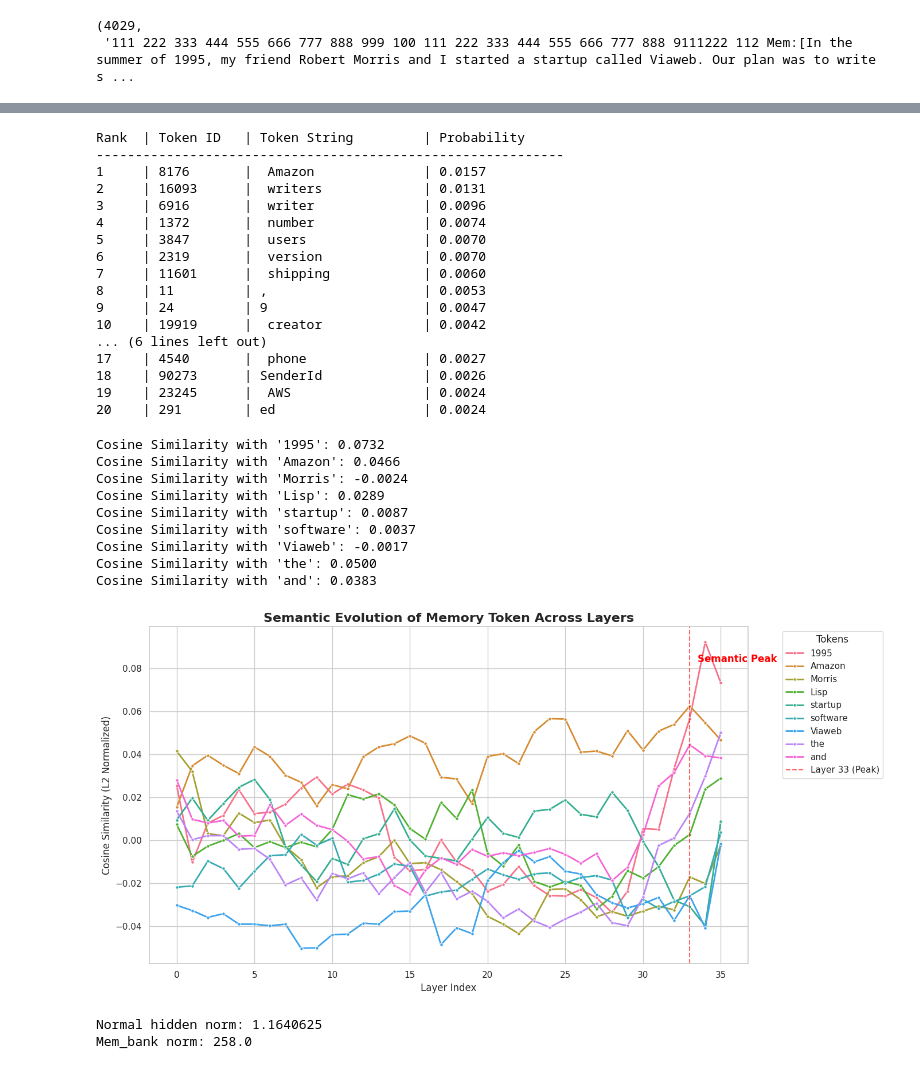
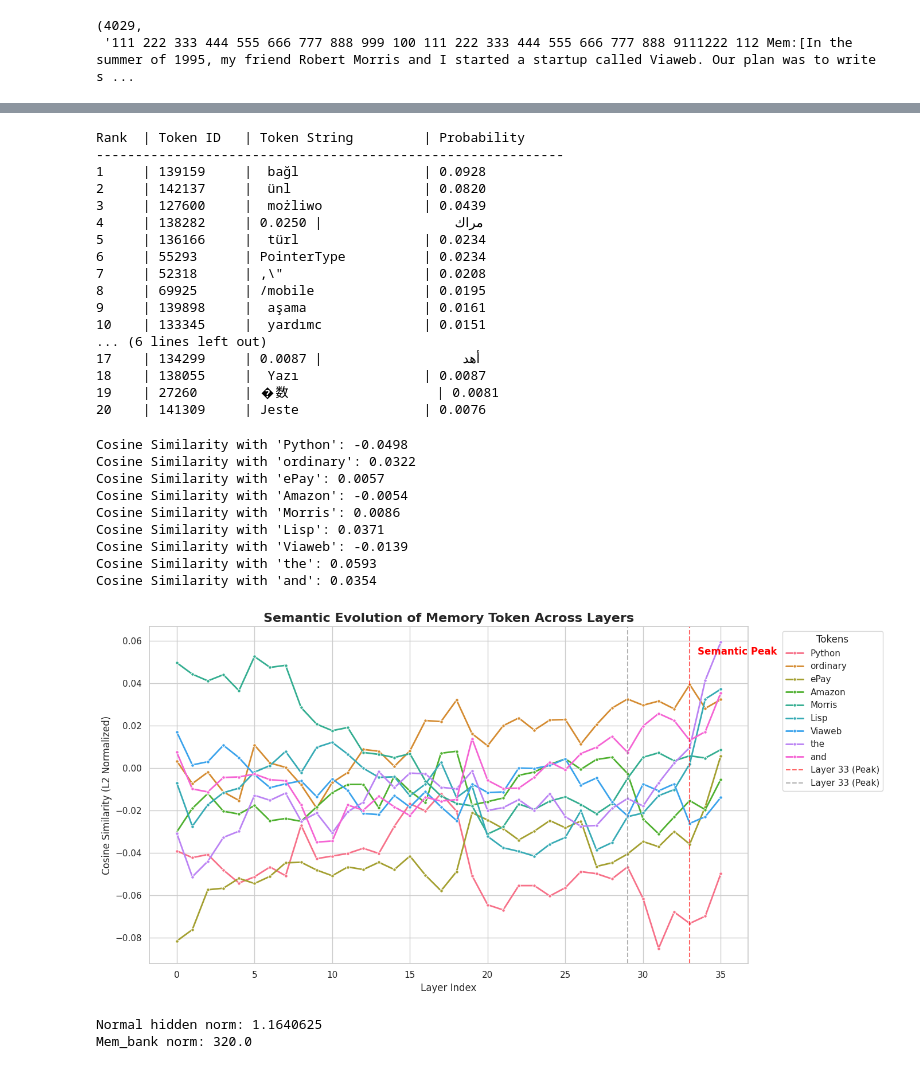
Before and after one commit to Gaooooosh/dymem, a Jupyter notebook: Untitled.ipynb, the cells around one changed output, grey strips where cells are left out. Saved outputs shown, nothing was run; the diff lists cells and outputs as text; code cells hidden in the pictures.

```diff
--- a/Untitled.ipynb
+++ b/Untitled.ipynb
@@ -9,11 +9,11 @@ from transformers import AutoConfig, AutoTokenizer, AutoModelForCausalLM
 from dymem.transformer.qwen2_dymem import register_customized_qwen2, Qwen2Config, Qwen2ForCausalLM
 from dymem.utils import CacheWithMem
 register_customized_qwen2(exist_ok=True)
-device = torch.device(os.environ.get("CUDA_DEVICE", "cuda:4") if torch.cuda.is_available() else "cpu")
+device = torch.device(os.environ.get("CUDA_DEVICE", "cuda:7") if torch.cuda.is_available() else "cpu")
 if torch.cuda.is_available():
     torch.cuda.set_device(device)
 # %%
-MODEL_DIR = "/home/xiaoyonggao/dymem/Exp_model/qwen3B-inst-simpC4B1-res-new"
+MODEL_DIR = "/home/xiaoyonggao/dymem/Exp_model/qwen3B-inst-simpC4B10000-restruct"
 # MODEL_DIR = "Qwen/Qwen2.5-3B-Instruct"
 model = AutoModelForCausalLM.from_pretrained(MODEL_DIR, dtype=torch.bfloat16).to(device)
 tok = AutoTokenizer.from_pretrained(MODEL_DIR, use_fast=True)
@@ -257,25 +260,25 @@ def analyze_mem_bank_logits(model, tokenizer, mem_bank, top_k=10):
             prob = last_token_probs[i].item()
             print(f"{i+1:<5} | {token_id:<10} | {token_str:<20} | {prob:.4f}")
 # %%
-analyze_mem_bank_logits(model, tok, past_key_values.mem_hidden[33],top_k=20)
+analyze_mem_bank_logits(model, tok, past_key_values.mem_hidden[30],top_k=20)
 # %% [output]
 Rank  | Token ID   | Token String         | Probability
 ------------------------------------------------------------
-1     | 8176       |  Amazon              | 0.0157
-2     | 16093      |  writers             | 0.0131
-3     | 6916       |  writer              | 0.0096
-4     | 1372       |  number              | 0.0074
-5     | 3847       |  users               | 0.0070
-6     | 2319       |  version             | 0.0070
-7     | 11601      |  shipping            | 0.0060
-8     | 11         | ,                    | 0.0053
-9     | 24         | 9                    | 0.0047
-10    | 19919      |  creator             | 0.0042
+1     | 139159     |  bağl                | 0.0928
+2     | 142137     |  ünl                 | 0.0820
+3     | 127600     |  możliwo             | 0.0439
+4     | 138282     | مراك                 | 0.0250
+5     | 136166     |  türl                | 0.0234
+6     | 55293      | PointerType          | 0.0234
+7     | 52318      | ,\"                  | 0.0208
+8     | 69925      | /mobile              | 0.0195
+9     | 139898     |  aşama               | 0.0161
+10    | 133345     |  yardımc             | 0.0151
 ... (6 lines left out)
-17    | 4540       |  phone               | 0.0027
-18    | 90273      | SenderId             | 0.0026
-19    | 23245      |  AWS                 | 0.0024
-20    | 291        | ed                   | 0.0024
+17    | 134299     | أهد                  | 0.0087
+18    | 138055     |  Yazı                | 0.0087
+19    | 27260      | �数                   | 0.0081
+20    | 141309     | Jeste                | 0.0076
 # %%
 def check_cosine_sim(target_words, mem_bank, model, tokenizer):
     embeddings = model.get_input_embeddings().weight
@@ -289,17 +292,19 @@ def check_cosine_sim(target_words, mem_bank, model, tokenizer):
 
         sim = torch.mm(mem_norm, word_norm.T).item()
         print(f"Cosine Similarity with '{word}': {sim:.4f}")
-check_cosine_sim(["1995","Amazon","Morris","Lisp", "startup", "software", "Viaweb", "the", "and"], past_key_values.mem_hidden[35], model, tok)
+
+words = ["Python","ordinary","ePay","Amazon","Morris","Lisp", "Viaweb", "the", "and"]
+check_cosine_sim(words, past_key_values.mem_hidden[35], model, tok)
 # %% [output]
-Cosine Similarity with '1995': 0.0732
-Cosine Similarity with 'Amazon': 0.0466
-Cosine Similarity with 'Morris': -0.0024
-Cosine Similarity with 'Lisp': 0.0289
-Cosine Similarity with 'startup': 0.0087
-Cosine Similarity with 'software': 0.0037
-Cosine Similarity with 'Viaweb': -0.0017
-Cosine Similarity with 'the': 0.0500
-Cosine Similarity with 'and': 0.0383
+Cosine Similarity with 'Python': -0.0498
+Cosine Similarity with 'ordinary': 0.0322
+Cosine Similarity with 'ePay': 0.0057
+Cosine Similarity with 'Amazon': -0.0054
+Cosine Similarity with 'Morris': 0.0086
+Cosine Similarity with 'Lisp': 0.0371
+Cosine Similarity with 'Viaweb': -0.0139
+Cosine Similarity with 'the': 0.0593
+Cosine Similarity with 'and': 0.0354
 # %%
 import torch
 import matplotlib.pyplot as plt
@@ -333,35 +338,35 @@ def plot_semantic_evolution(target_words, mem_hidden_list, model, tokenizer):
             # L2 归一化隐藏状态
             mem_unit = torch.nn.functional.normalize(mem_hidden, p=2, dim=1)
 
             for word, word_unit in word_vecs.items():
                 sim = torch.mm(mem_unit, word_unit.T).item()
                 results.append({"Layer": i, "Word": word, "Similarity": sim})
 
     # 3. 转换为 DataFrame 并绘图
     df = pd.DataFrame(results)
     plt.figure(figsize=(14, 7))
     sns.set_theme(style="whitegrid")
 
     # 区分关键词和虚词（可选，为了视觉更清晰）
     palette = sns.color_palette("husl", len(target_words))
     ax = sns.lineplot(data=df, x="Layer", y="Similarity", hue="Word", palette=palette, linewidth=2, marker='o', markersize=4)
 
     # 4. 标注关键转折层
     plt.axvline(x=33, color='red', linestyle='--', alpha=0.6, label='Layer 33 (Peak)')
+    plt.axvline(x=29, color='grey', linestyle='--', alpha=0.6, label='Layer 33 (Peak)')
     plt.text(33.5, df['Similarity'].max()*0.9, 'Semantic Peak', color='red', fontweight='bold')
 
     plt.title("Semantic Evolution of Memory Token Across Layers", fontsize=16, fontweight='bold')
     plt.xlabel("Layer Index", fontsize=12)
     plt.ylabel("Cosine Similarity (L2 Normalized)", fontsize=12)
     plt.legend(bbox_to_anchor=(1.05, 1), loc='upper left', title="Tokens")
     plt.tight_layout()
     plt.show()
 
 # 调用示例
-words = ["1995", "Amazon", "Morris", "Lisp", "startup", "software", "Viaweb", "the", "and"]
 plot_semantic_evolution(words, past_key_values.mem_hidden, model, tok)
 # %% [output]
-[figure, old version]
+[figure, new version]
 # %%
 # 选一个正常的 token hidden state 做对比
 normal_hidden = model.model.embed_tokens(torch.tensor([100]).to(model.device))
@@ -369,7 +374,7 @@ print(f"Normal hidden norm: {normal_hidden.norm().item()}")
 print(f"Mem_bank norm: {past_key_values.mem_hidden[33].norm().item()}")
 # %% [output]
 Normal hidden norm: 1.1640625
-Mem_bank norm: 258.0
+Mem_bank norm: 320.0
 # %%
 import torch
 import torch.nn.functional as F
```
Also changed, not shown: parts of 8 cells of this notebook, 2 other files.
